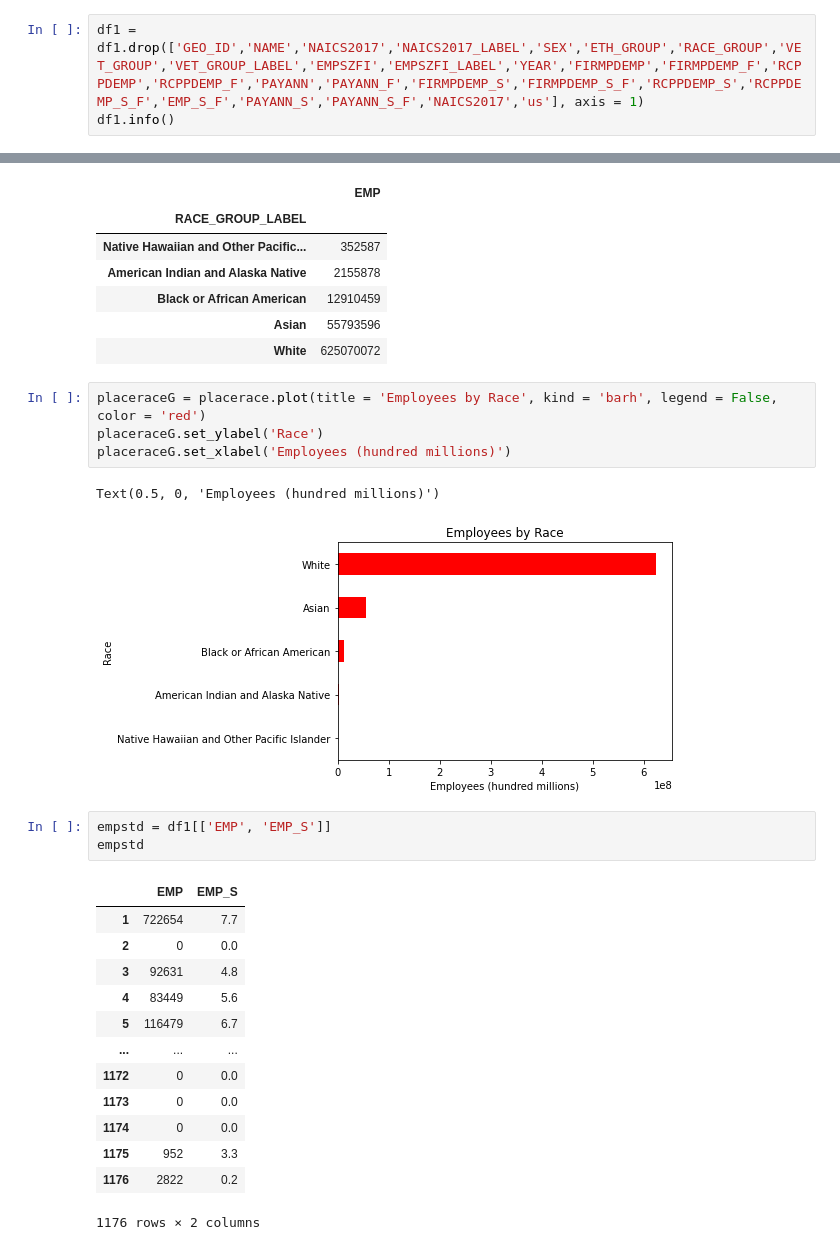
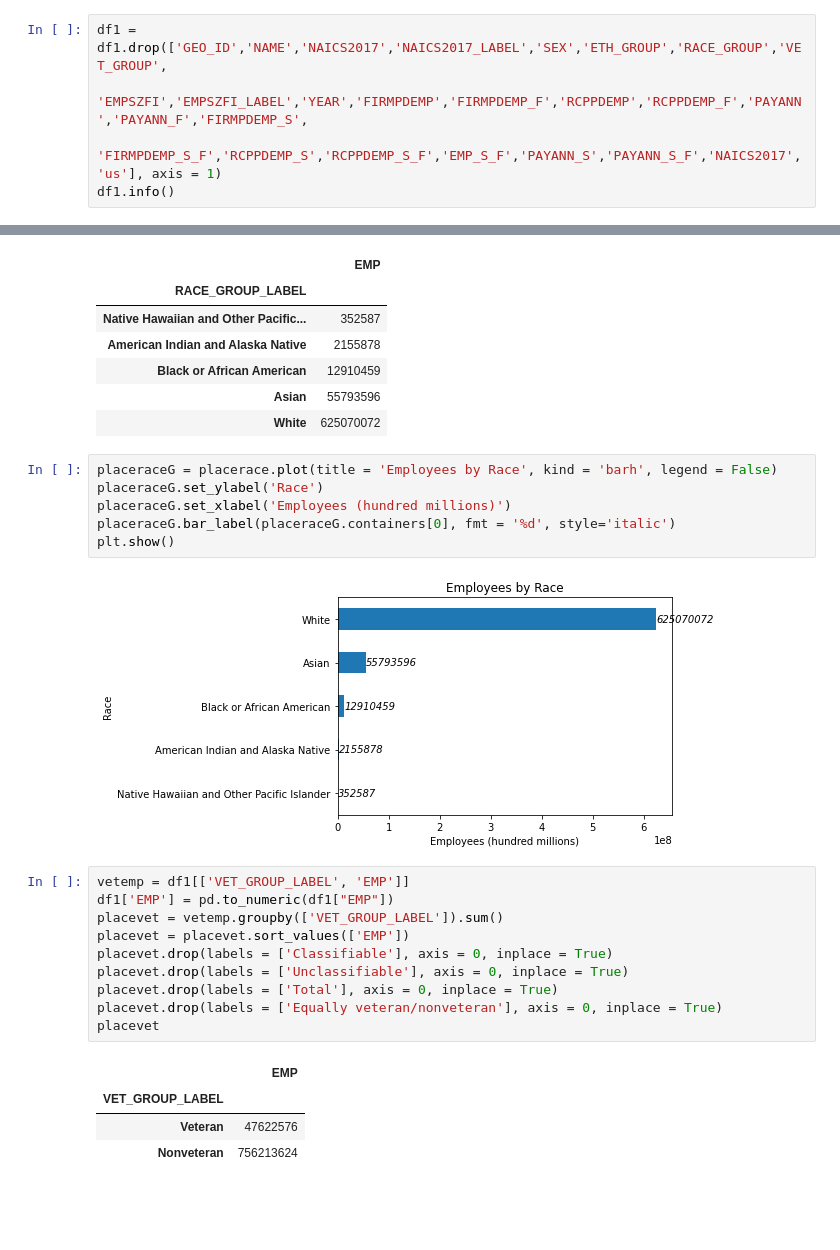
Before and after one commit to czn0023/CensusAPI, a Jupyter notebook: Visualizations.ipynb, the cells around one changed output, grey strips where cells are left out. Saved outputs shown, nothing was run; the diff lists cells and outputs as text; blank space fills up the shorter version.

```diff
--- a/Visualizations.ipynb
+++ b/Visualizations.ipynb
@@ -71,7 +71,9 @@ memory usage: 303.3+ KB
 | 5 | 0100000US | United States | 00 | Total for all sectors | 002 | Female | 020 | Hispanic | ... |
 5 rows × 33 columns
 # %%
-df1 = df1.drop(['GEO_ID','NAME','NAICS2017','NAICS2017_LABEL','SEX','ETH_GROUP','RACE_GROUP','VET_GROUP','VET_GROUP_LABEL','EMPSZFI','EMPSZFI_LABEL','YEAR','FIRMPDEMP','FIRMPDEMP_F','RCPPDEMP','RCPPDEMP_F','PAYANN','PAYANN_F','FIRMPDEMP_S','FIRMPDEMP_S_F','RCPPDEMP_S','RCPPDEMP_S_F','EMP_S_F','PAYANN_S','PAYANN_S_F','NAICS2017','us'], axis = 1)
+df1 = df1.drop(['GEO_ID','NAME','NAICS2017','NAICS2017_LABEL','SEX','ETH_GROUP','RACE_GROUP','VET_GROUP',
+                'EMPSZFI','EMPSZFI_LABEL','YEAR','FIRMPDEMP','FIRMPDEMP_F','RCPPDEMP','RCPPDEMP_F','PAYANN','PAYANN_F','FIRMPDEMP_S',
+                'FIRMPDEMP_S_F','RCPPDEMP_S','RCPPDEMP_S_F','EMP_S_F','PAYANN_S','PAYANN_S_F','NAICS2017','us'], axis = 1)
 df1.info()
 # %% [output]
 <class 'pandas.core.frame.DataFrame'>
@@ -131,27 +136,26 @@ placerace
 | Asian | 55793596 |
 | White | 625070072 |
 # %%
-placeraceG = placerace.plot(title = 'Employees by Race', kind = 'barh', legend = False, color = 'red')
+placeraceG = placerace.plot(title = 'Employees by Race', kind = 'barh', legend = False)
 placeraceG.set_ylabel('Race')
 placeraceG.set_xlabel('Employees (hundred millions)')
+placeraceG.bar_label(placeraceG.containers[0], fmt = '%d', style='italic')
+plt.show()
 # %% [output]
-Text(0.5, 0, 'Employees (hundred millions)')
-[figure, old version]
+[figure, new version]
 # %%
-empstd = df1[['EMP', 'EMP_S']]
-empstd
+vetemp = df1[['VET_GROUP_LABEL', 'EMP']]
+df1['EMP'] = pd.to_numeric(df1["EMP"])
+placevet = vetemp.groupby(['VET_GROUP_LABEL']).sum()
+placevet = placevet.sort_values(['EMP'])
+placevet.drop(labels = ['Classifiable'], axis = 0, inplace = True)
+placevet.drop(labels = ['Unclassifiable'], axis = 0, inplace = True)
+placevet.drop(labels = ['Total'], axis = 0, inplace = True)
+placevet.drop(labels = ['Equally veteran/nonveteran'], axis = 0, inplace = True)
+placevet
 # %% [output]
-|  | EMP | EMP_S |
-| 1 | 722654 | 7.7 |
-| 2 | 0 | 0.0 |
-| 3 | 92631 | 4.8 |
-| 4 | 83449 | 5.6 |
-| 5 | 116479 | 6.7 |
-| ... | ... | ... |
-| 1172 | 0 | 0.0 |
-| 1173 | 0 | 0.0 |
-| 1174 | 0 | 0.0 |
-| 1175 | 952 | 3.3 |
-| 1176 | 2822 | 0.2 |
+|  | EMP |
+| VET_GROUP_LABEL |  |
+| Veteran | 47622576 |
+| Nonveteran | 756213624 |
-1176 rows × 2 columns
 # %%
```
Also changed, not shown: parts of 7 cells of this notebook, 1 other file.
